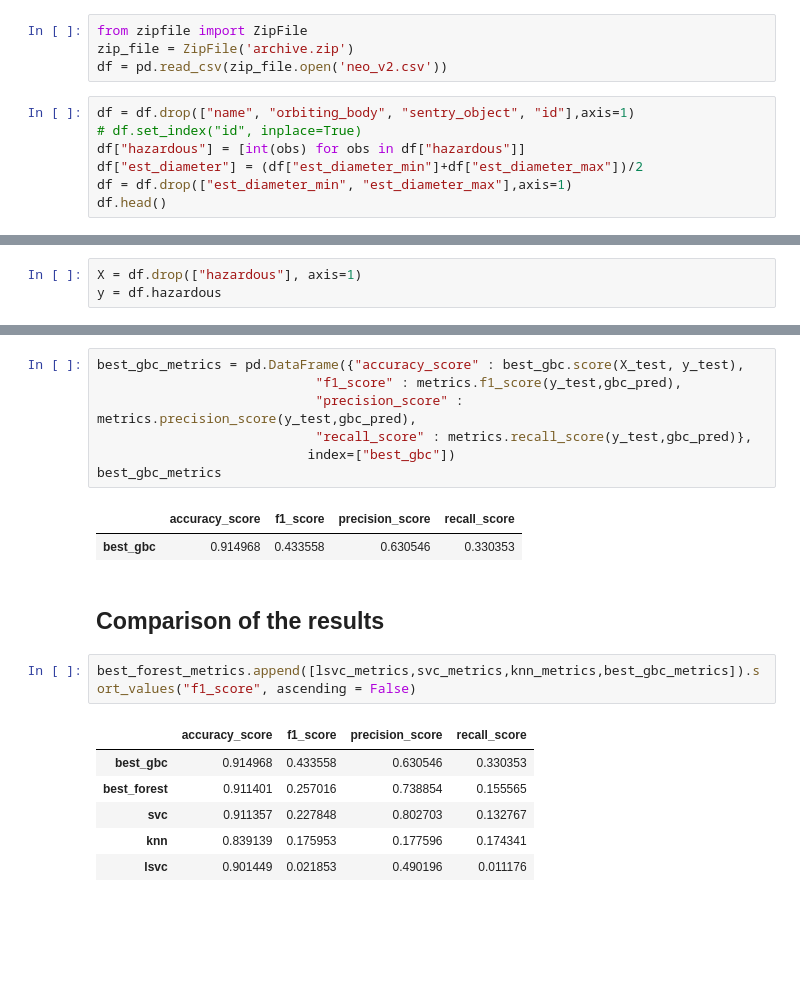
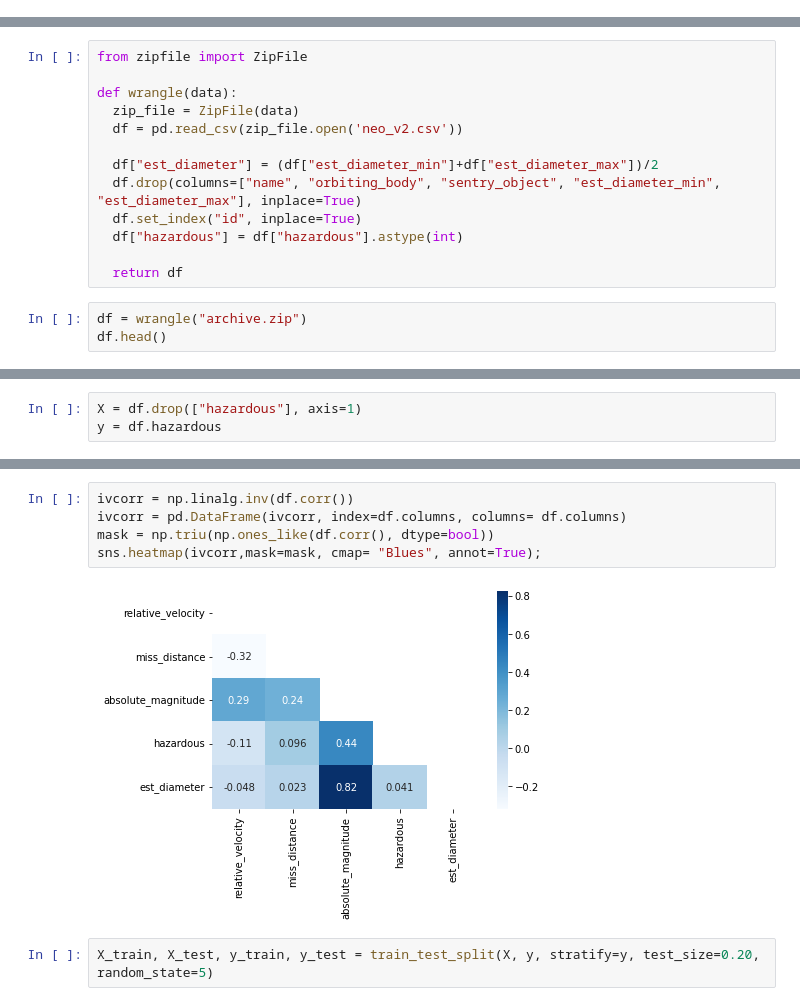
Before and after one commit to gselivirov/NASA_classifiers, a Jupyter notebook: NASA_classifiers.ipynb, the cells around one changed output, grey strips where cells are left out. Drawn from its saved outputs; the diff is of its cells as text; blank space fills up the shorter version.

```diff
--- a/NASA_classifiers.ipynb
+++ b/NASA_classifiers.ipynb
@@ -29,14 +34,3 @@ uploaded = files.upload()
 # %% [output]
 [interactive output not drawn]
 Saving archive.zip to archive.zip
-# %%
-from zipfile import ZipFile
-zip_file = ZipFile('archive.zip')
-df = pd.read_csv(zip_file.open('neo_v2.csv'))
-# %%
-df = df.drop(["name", "orbiting_body", "sentry_object", "id"],axis=1)
-# df.set_index("id", inplace=True)
-df["hazardous"] = [int(obs) for obs in df["hazardous"]]
-df["est_diameter"] = (df["est_diameter_min"]+df["est_diameter_max"])/2
-df = df.drop(["est_diameter_min", "est_diameter_max"],axis=1)
-df.head()
@@ -49,0 +37,16 @@ df.head()
+# %%
+from zipfile import ZipFile
+
+def wrangle(data):
+  zip_file = ZipFile(data)
+  df = pd.read_csv(zip_file.open('neo_v2.csv'))
+
+  df["est_diameter"] = (df["est_diameter_min"]+df["est_diameter_max"])/2
+  df.drop(columns=["name", "orbiting_body", "sentry_object", "est_diameter_min", "est_diameter_max"], inplace=True)
+  df.set_index("id", inplace=True)
+  df["hazardous"] = df["hazardous"].astype(int)
+
+  return df
+# %%
+df = wrangle("archive.zip")
+df.head()
@@ -492,21 +116,9 @@ importance_df_gbc.sort_values("importance_score", ascending=False)
-# %%
-best_gbc_metrics = pd.DataFrame({"accuracy_score" : best_gbc.score(X_test, y_test),
-                            "f1_score" : metrics.f1_score(y_test,gbc_pred),
-                            "precision_score" : metrics.precision_score(y_test,gbc_pred),
-                            "recall_score" : metrics.recall_score(y_test,gbc_pred)},
-                           index=["best_gbc"])
-best_gbc_metrics
-# %% [output]
-|  | accuracy_score | f1_score | precision_score | recall_score |
-| best_gbc | 0.914968 | 0.433558 | 0.630546 | 0.330353 |
-# %% [markdown]
-## Comparison of the results
-# %%
-best_forest_metrics.append([lsvc_metrics,svc_metrics,knn_metrics,best_gbc_metrics]).sort_values("f1_score", ascending = False)
-# %% [output]
-|  | accuracy_score | f1_score | precision_score | recall_score |
-| best_gbc | 0.914968 | 0.433558 | 0.630546 | 0.330353 |
-| best_forest | 0.911401 | 0.257016 | 0.738854 | 0.155565 |
-| svc | 0.911357 | 0.227848 | 0.802703 | 0.132767 |
-| knn | 0.839139 | 0.175953 | 0.177596 | 0.174341 |
-| lsvc | 0.901449 | 0.021853 | 0.490196 | 0.011176 |
+# %%
+ivcorr = np.linalg.inv(df.corr())
+ivcorr = pd.DataFrame(ivcorr, index=df.columns, columns= df.columns)
+mask = np.triu(np.ones_like(df.corr(), dtype=bool))
+sns.heatmap(ivcorr,mask=mask, cmap= "Blues", annot=True);
+# %% [output]
+[figure, added]
+# %%
+X_train, X_test, y_train, y_test = train_test_split(X, y, stratify=y, test_size=0.20, random_state=5)
```
Also changed, not shown: parts of 70 cells of this notebook.
